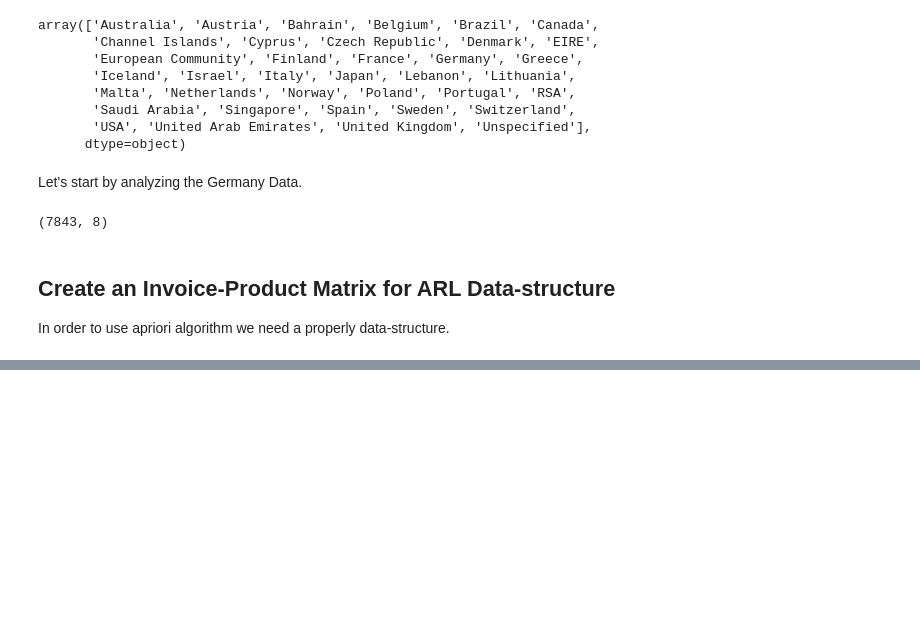
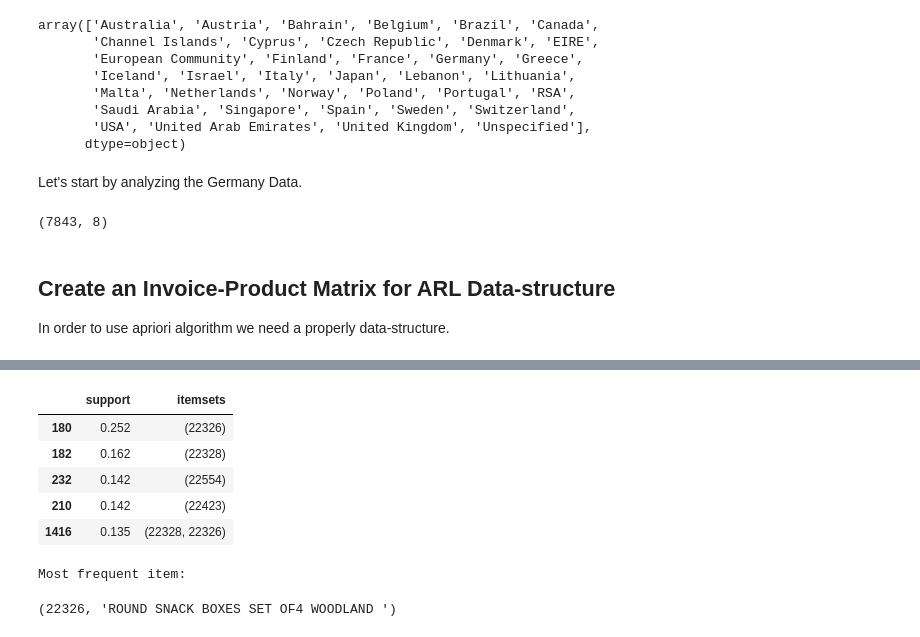
Before and after one commit to Beloin/apriori-market-basket, a Jupyter notebook: apriori_market.ipynb, the cells around one changed output, grey strips where cells are left out. Drawn from its saved outputs; the diff is of its cells as text; code cells hidden in the pictures; blank space fills up the shorter version.

```diff
--- a/apriori_market.ipynb
+++ b/apriori_market.ipynb
@@ -274,0 +304,15 @@ def create_invoice_product_df(dataframe, id=False):
+# %%
+frequent_items.sort_values('support', ascending=False).head()
+# %% [output]
+|  | support | itemsets |
+| 180 | 0.252 | (22326) |
+| 182 | 0.162 | (22328) |
+| 232 | 0.142 | (22554) |
+| 210 | 0.142 | (22423) |
+| 1416 | 0.135 | (22328, 22326) |
+# %%
+print('Most frequent item:')
+check_id(base_german, 22326)
+# %% [output]
+Most frequent item:
+(22326, 'ROUND SNACK BOXES SET OF4 WOODLAND ')
```
Also changed, not shown: parts of 15 cells of this notebook.
